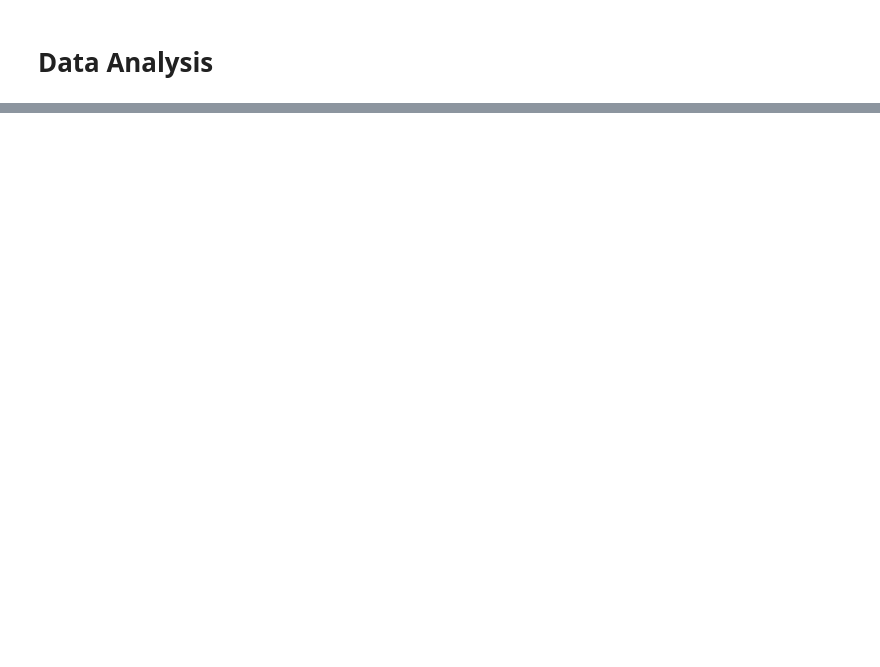
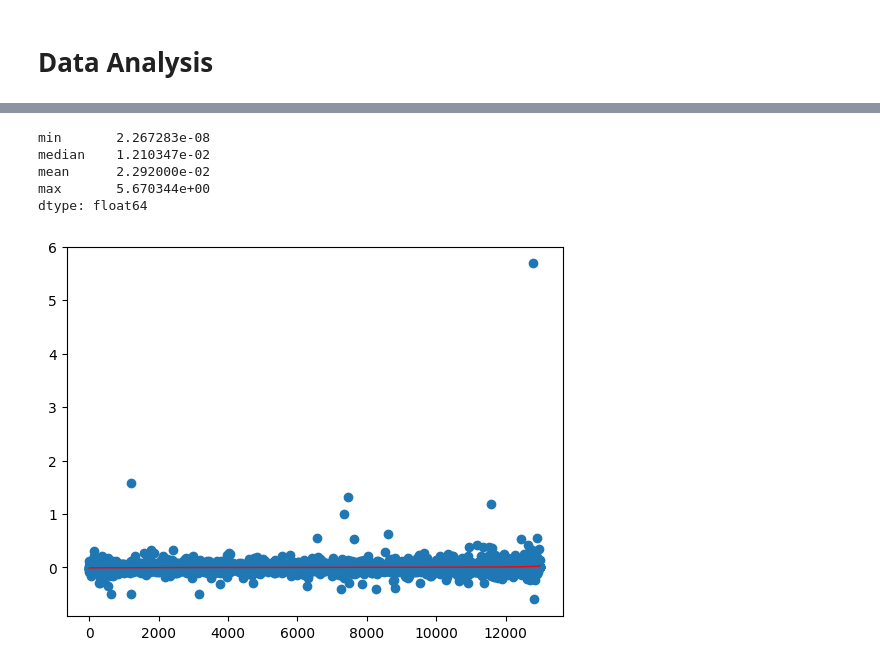
Before and after one commit to Evan-B-Warner/IndicatorAnalysis, a Jupyter notebook: advanced_modelling/model_analysis.ipynb, the cells around one changed output, grey strips where cells are left out. Saved outputs shown, nothing was run; the diff lists cells and outputs as text; code cells hidden in the pictures; blank space fills up the shorter version.

```diff
--- a/advanced_modelling/model_analysis.ipynb
+++ b/advanced_modelling/model_analysis.ipynb
@@ -170,0 +136,3 @@ results[(results["true"] > -0.01) & (results["true"] < 0.01)]
+# %%
+# defragment
+X = X.copy()
@@ -170,0 +145,3 @@ results[(results["true"] > -0.01) & (results["true"] < 0.01)]
+# %%
+y = df["1d"]
+X_train, X_test, y_train, y_test = train_test_split(X, y, test_size=0.20, random_state=57)
@@ -170,0 +206,6 @@ results[(results["true"] > -0.01) & (results["true"] < 0.01)]
+# %%
+best_hyperparameters = optimizer.max["params"]
+best_hyperparameters["n_estimators"] = int(best_hyperparameters["n_estimators"])
+best_hyperparameters["max_depth"] = int(best_hyperparameters["max_depth"])
+xgbc = XGBRegressor(**best_hyperparameters, objective="reg:squarederror")
+xgbc.fit(X_train, y_train, eval_set=[(X_test, y_test)], verbose=50)
@@ -170,0 +235,22 @@ results[(results["true"] > -0.01) & (results["true"] < 0.01)]
+# %%
+predictions = xgbc.predict(X_test)
+display_df = pd.DataFrame()
+display_df["predictions"] = predictions
+display_df["actual"] = y_test.tolist()
+display_df = display_df.sort_values(by='predictions', ascending=True)
+display_df = display_df.reset_index()
+
+diff = abs(display_df.predictions - display_df.actual)
+diff.agg(["min", "median", "mean", "max"])
+# %% [output]
+min       2.267283e-08
+median    1.210347e-02
+mean      2.292000e-02
+max       5.670344e+00
+dtype: float64
+# %%
+plt.plot(display_df.index.tolist(), display_df.predictions.tolist(), color="red", linewidth=1)
+plt.scatter(display_df.index.tolist(), display_df.actual.tolist())
+plt.show()
+# %% [output]
+[figure, added]
```
Also changed, not shown: parts of 38 cells of this notebook, 2 other files.
